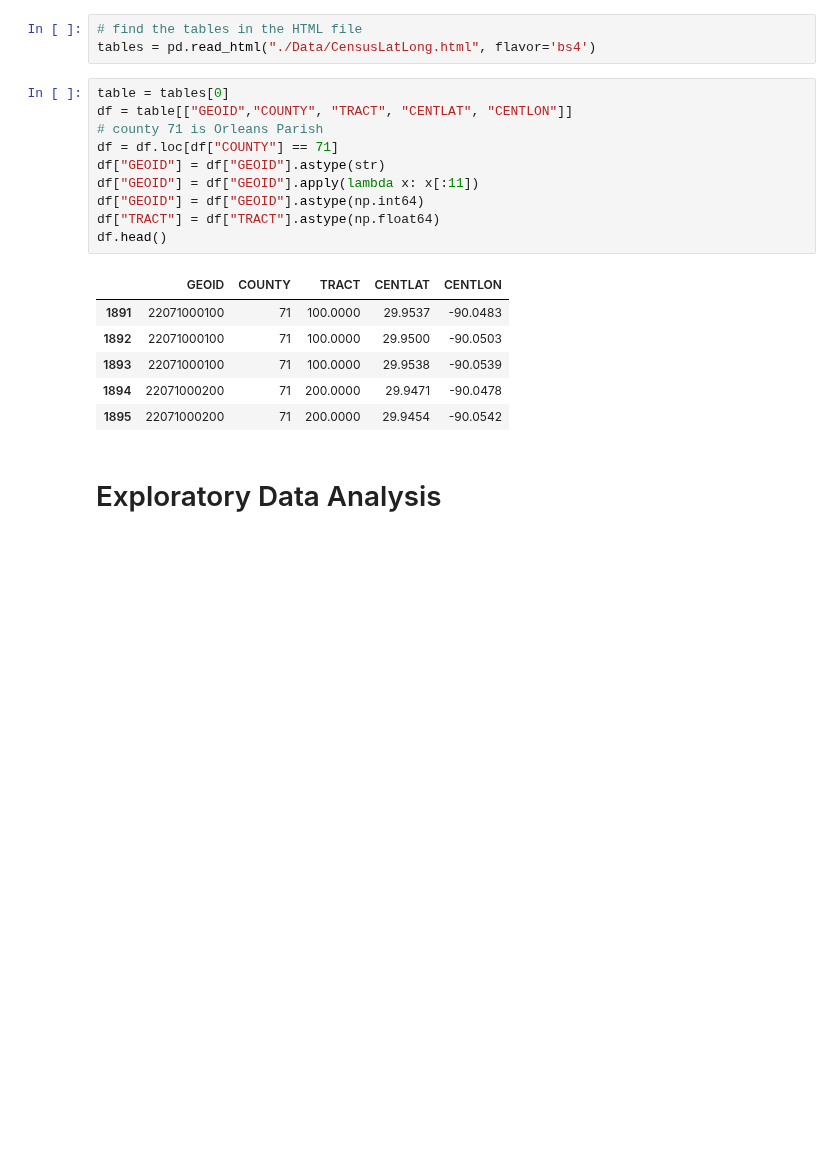
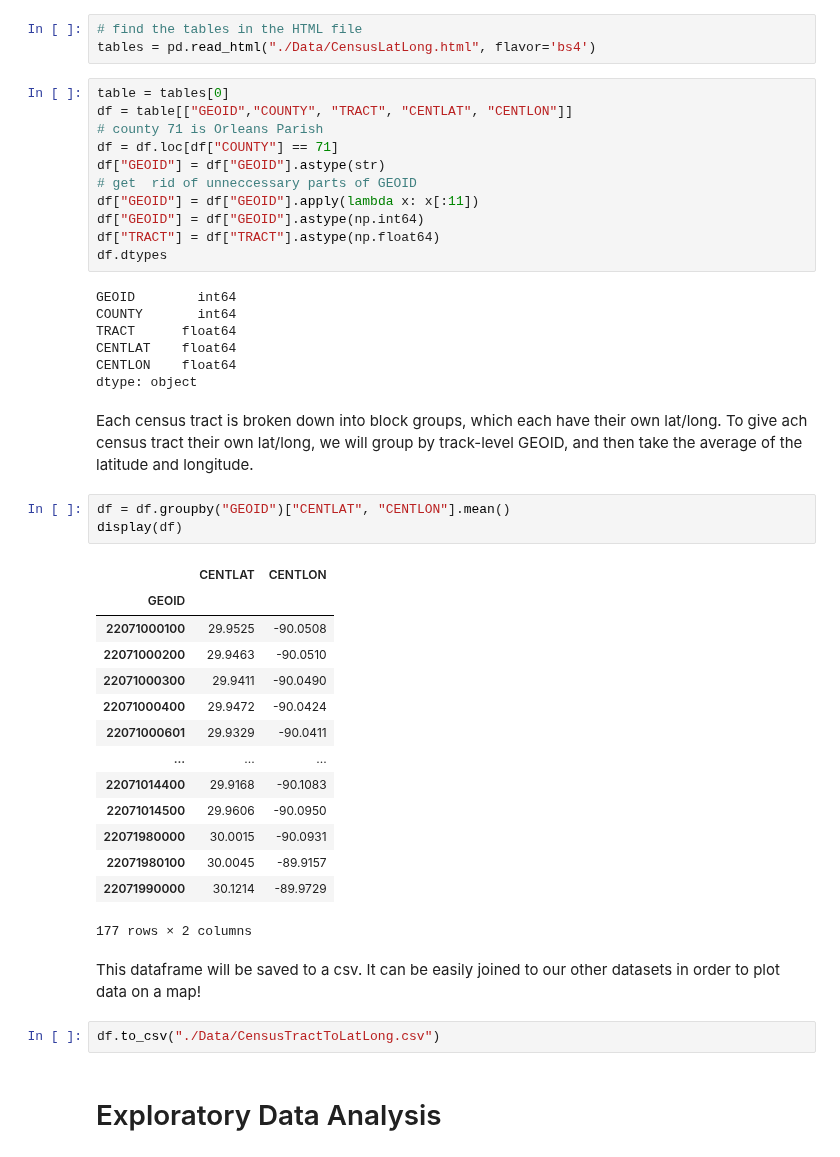
Before and after one commit to leosimanonok/DataScienceFinalTutorial, a Jupyter notebook: Final Tutorial.ipynb, the cells around one changed output. Saved outputs shown, nothing was run; the diff lists cells and outputs as text; blank space fills up the shorter version.

Commit message:
All data load/clean is in the final tutorial now

```diff
--- a/Final Tutorial.ipynb
+++ b/Final Tutorial.ipynb
@@ -335,16 +335,41 @@ df = table[["GEOID","COUNTY", "TRACT", "CENTLAT", "CENTLON"]]
 # county 71 is Orleans Parish
 df = df.loc[df["COUNTY"] == 71]
 df["GEOID"] = df["GEOID"].astype(str)
+# get  rid of unneccessary parts of GEOID
 df["GEOID"] = df["GEOID"].apply(lambda x: x[:11])
 df["GEOID"] = df["GEOID"].astype(np.int64)
 df["TRACT"] = df["TRACT"].astype(np.float64)
-df.head()
+df.dtypes
 # %% [output]
-|  | GEOID | COUNTY | TRACT | CENTLAT | CENTLON |
-| 1891 | 22071000100 | 71 | 100.0000 | 29.9537 | -90.0483 |
-| 1892 | 22071000100 | 71 | 100.0000 | 29.9500 | -90.0503 |
-| 1893 | 22071000100 | 71 | 100.0000 | 29.9538 | -90.0539 |
-| 1894 | 22071000200 | 71 | 200.0000 | 29.9471 | -90.0478 |
-| 1895 | 22071000200 | 71 | 200.0000 | 29.9454 | -90.0542 |
+GEOID        int64
+COUNTY       int64
+TRACT      float64
+CENTLAT    float64
+CENTLON    float64
+dtype: object
+# %% [markdown]
+Each census tract is broken down into block groups, which each have their own lat/long. To give ach census tract their own lat/long, we will group by track-level GEOID, and then take the average of the latitude and longitude.
+# %%
+df = df.groupby("GEOID")["CENTLAT", "CENTLON"].mean()
+display(df)
+# %% [output]
+|  | CENTLAT | CENTLON |
+| GEOID |  |  |
+| 22071000100 | 29.9525 | -90.0508 |
+| 22071000200 | 29.9463 | -90.0510 |
+| 22071000300 | 29.9411 | -90.0490 |
+| 22071000400 | 29.9472 | -90.0424 |
+| 22071000601 | 29.9329 | -90.0411 |
+| ... | ... | ... |
+| 22071014400 | 29.9168 | -90.1083 |
+| 22071014500 | 29.9606 | -90.0950 |
+| 22071980000 | 30.0015 | -90.0931 |
+| 22071980100 | 30.0045 | -89.9157 |
+| 22071990000 | 30.1214 | -89.9729 |
+177 rows × 2 columns
+# %% [markdown]
+This dataframe will be saved to a csv. It can be easily joined to our other datasets in order to plot data on a map!
+# %%
+df.to_csv("./Data/CensusTractToLatLong.csv")
 # %% [markdown]
  # Exploratory Data Analysis
```
Also changed, not shown: 1 other file.
